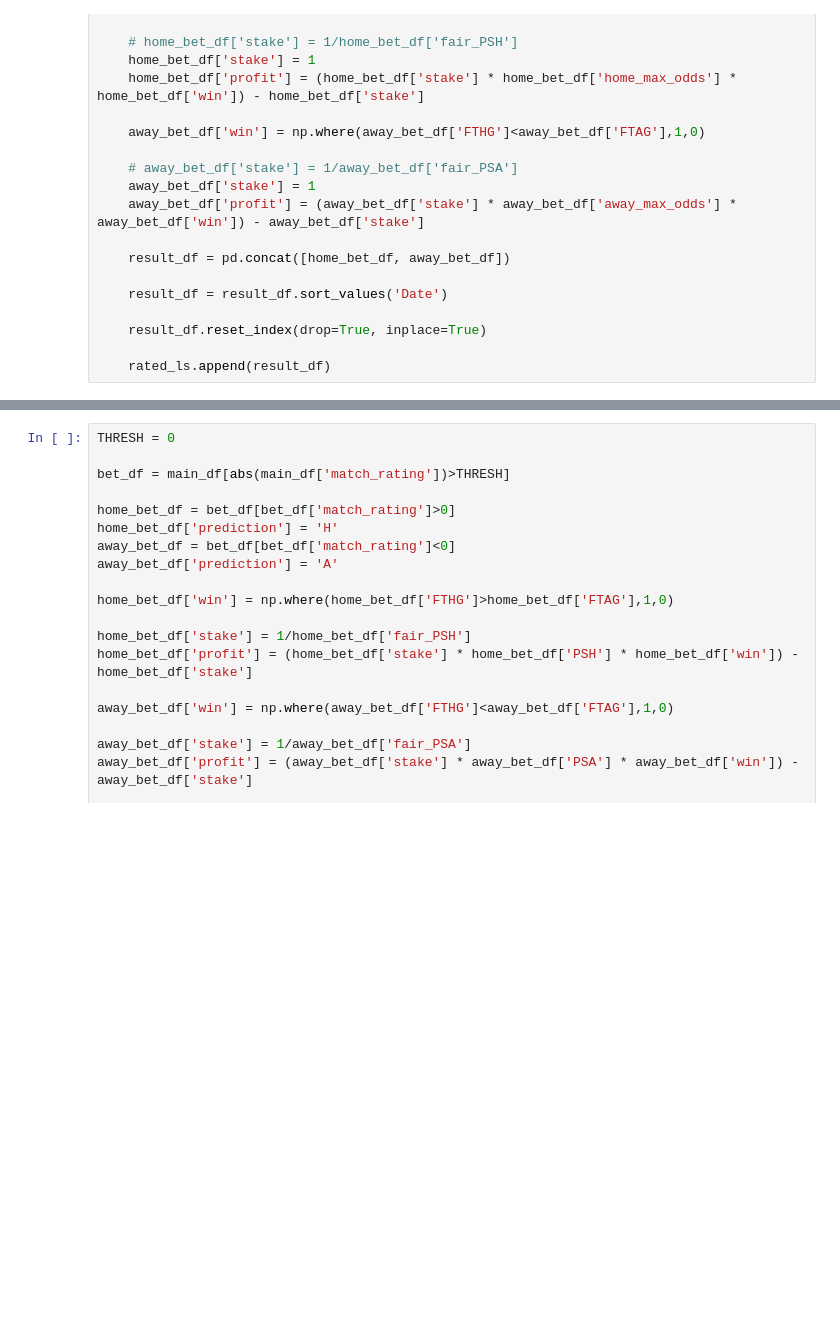
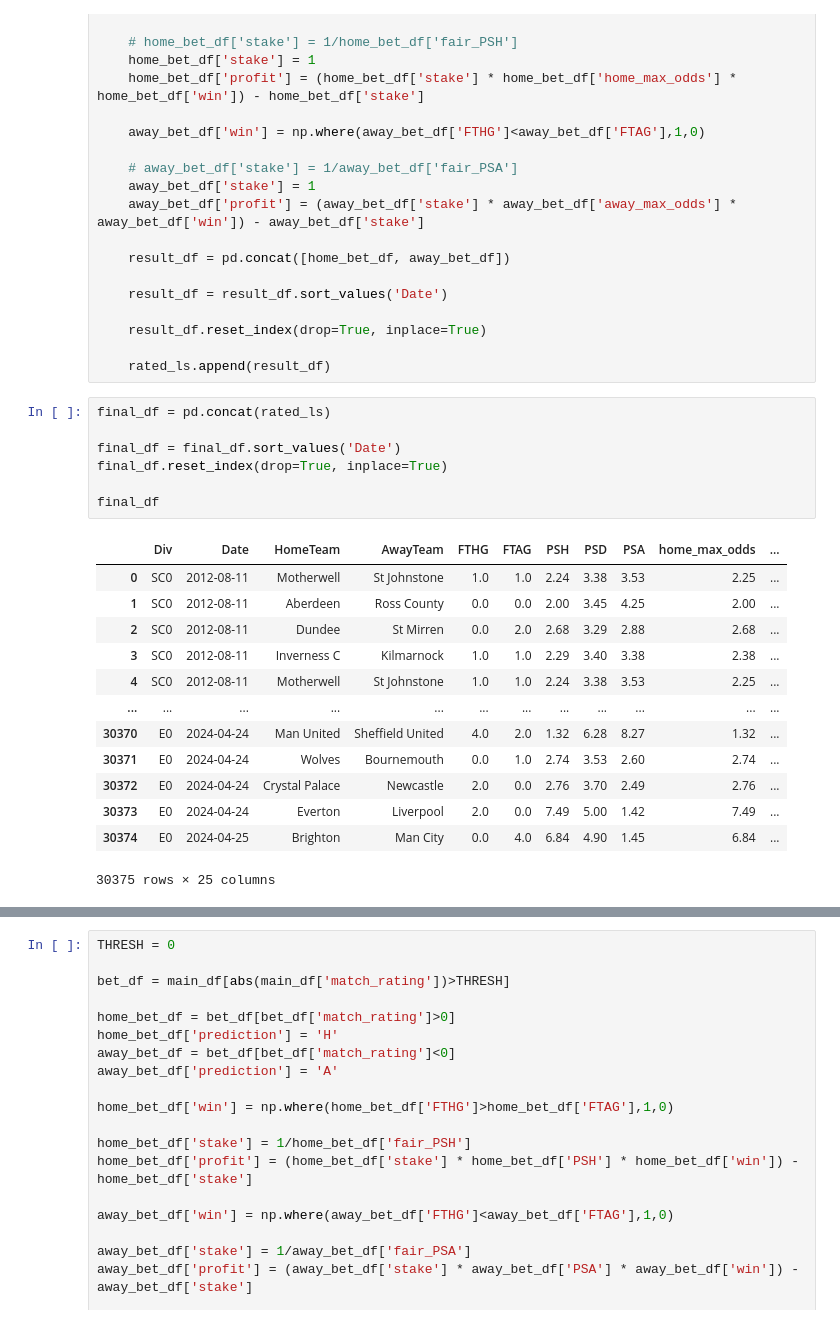
Before and after one commit to MLGonzo/football_stats, a Jupyter notebook: hot_hand.ipynb, the cells around one changed output, grey strips where cells are left out. Cells and saved outputs as stored; diff of their text form; blank space fills up the shorter version.

```diff
--- a/hot_hand.ipynb
+++ b/hot_hand.ipynb
@@ -92,6 +92,27 @@ for main_df in df_ls:
     result_df.reset_index(drop=True, inplace=True)
 
     rated_ls.append(result_df)
+# %%
+final_df = pd.concat(rated_ls)
+
+final_df = final_df.sort_values('Date')
+final_df.reset_index(drop=True, inplace=True)
+
+final_df
+# %% [output]
+|  | Div | Date | HomeTeam | AwayTeam | FTHG | FTAG | PSH | PSD | PSA | home_max_odds | ... |
+| 0 | SC0 | 2012-08-11 | Motherwell | St Johnstone | 1.0 | 1.0 | 2.24 | 3.38 | 3.53 | 2.25 | ... |
+| 1 | SC0 | 2012-08-11 | Aberdeen | Ross County | 0.0 | 0.0 | 2.00 | 3.45 | 4.25 | 2.00 | ... |
+| 2 | SC0 | 2012-08-11 | Dundee | St Mirren | 0.0 | 2.0 | 2.68 | 3.29 | 2.88 | 2.68 | ... |
+| 3 | SC0 | 2012-08-11 | Inverness C | Kilmarnock | 1.0 | 1.0 | 2.29 | 3.40 | 3.38 | 2.38 | ... |
+| 4 | SC0 | 2012-08-11 | Motherwell | St Johnstone | 1.0 | 1.0 | 2.24 | 3.38 | 3.53 | 2.25 | ... |
+| ... | ... | ... | ... | ... | ... | ... | ... | ... | ... | ... | ... |
+| 30370 | E0 | 2024-04-24 | Man United | Sheffield United | 4.0 | 2.0 | 1.32 | 6.28 | 8.27 | 1.32 | ... |
+| 30371 | E0 | 2024-04-24 | Wolves | Bournemouth | 0.0 | 1.0 | 2.74 | 3.53 | 2.60 | 2.74 | ... |
+| 30372 | E0 | 2024-04-24 | Crystal Palace | Newcastle | 2.0 | 0.0 | 2.76 | 3.70 | 2.49 | 2.76 | ... |
+| 30373 | E0 | 2024-04-24 | Everton | Liverpool | 2.0 | 0.0 | 7.49 | 5.00 | 1.42 | 7.49 | ... |
+| 30374 | E0 | 2024-04-25 | Brighton | Man City | 0.0 | 4.0 | 6.84 | 4.90 | 1.45 | 6.84 | ... |
+30375 rows × 25 columns
 # %%
 THRESH = 0
 
```
Also changed, not shown: parts of 4 cells of this notebook, 4 other files.
